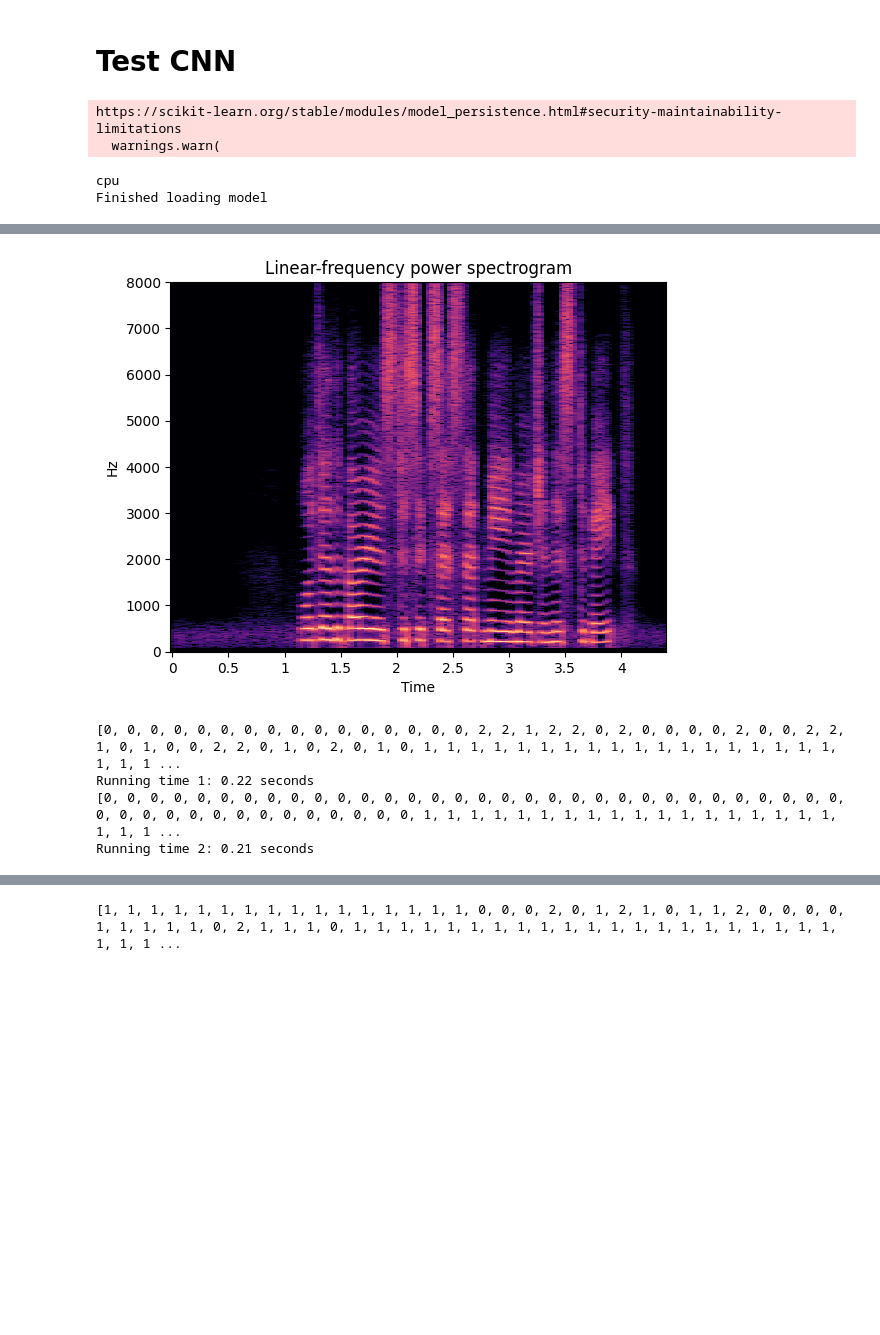
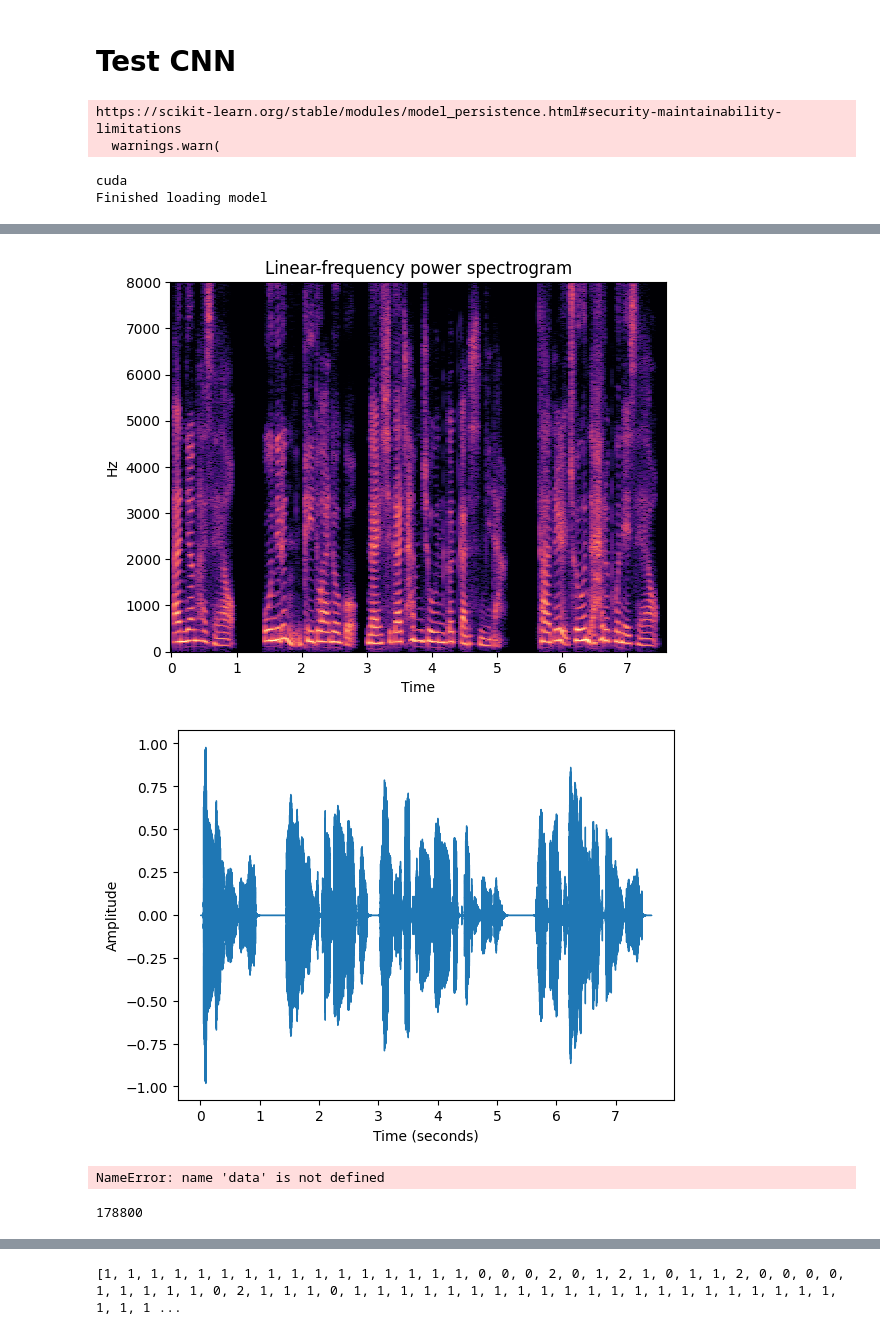
Before and after one commit to josebeo2016/biosegment, a Jupyter notebook: breath_predict.ipynb, the cells around one changed output, grey strips where cells are left out. Drawn from its saved outputs; the diff is of its cells as text; code cells hidden in the pictures; blank space fills up the shorter version.

Commit message:
update new data and CNN

```diff
--- a/breath_predict.ipynb
+++ b/breath_predict.ipynb
@@ -17,18 +17,23 @@ def linear_n_play(audio_path):
     ax.label_outer()
     display(Audio(y,rate=sr))
     plt.show()
+    librosa.display.waveshow(y, sr=sr)
+    plt.xlabel('Time (seconds)')
+    plt.ylabel('Amplitude')
+    plt.show()
 # %% [output]
 https://scikit-learn.org/stable/modules/model_persistence.html#security-maintainability-limitations
   warnings.warn(
-cpu
+cuda
 Finished loading model
 # %%
-wav_path = "/dataa/Dataset/ASVspoof/LA/ASVspoof2019_LA_train/flac/LA_T_5450704.flac"
+wav_path = "/dataa/phucdt/biosegment/data_new/wav/14.wav"
 linear_n_play(wav_path)
 data, sr = librosa.load(wav_path, sr=16000)
 # %% [output]
 [interactive output not drawn]
-[figure, old version]
+[figure, new version]
+[figure, added]
 # %%
 import time
 start_time = time.time()
@@ -38,12 +43,9 @@ running_time = end_time - start_time
 print(f"Running time 1: {running_time:.2f} seconds")
 
 start_time = time.time()
-print(cnn_wav2bio(data, sr))
+print(cnn_wav2bio(data, sr, class_weight=[1,5,5], scope=15))
 end_time = time.time()
 running_time = end_time - start_time
 print(f"Running time 2: {running_time:.2f} seconds")
 # %% [output]
-[0, 0, 0, 0, 0, 0, 0, 0, 0, 0, 0, 0, 0, 0, 0, 0, 2, 2, 1, 2, 2, 0, 2, 0, 0, 0, 0, 2, 0, 0, 2, 2, 1, 0, 1, 0, 0, 2, 2, 0, 1, 0, 2, 0, 1, 0, 1, 1, 1, 1, 1, 1, 1, 1, 1, 1, 1, 1, 1, 1, 1, 1, 1, 1, 1, 1, 1 ...
-Running time 1: 0.22 seconds
-[0, 0, 0, 0, 0, 0, 0, 0, 0, 0, 0, 0, 0, 0, 0, 0, 0, 0, 0, 0, 0, 0, 0, 0, 0, 0, 0, 0, 0, 0, 0, 0, 0, 0, 0, 0, 0, 0, 0, 0, 0, 0, 0, 0, 0, 0, 1, 1, 1, 1, 1, 1, 1, 1, 1, 1, 1, 1, 1, 1, 1, 1, 1, 1, 1, 1, 1 ...
-Running time 2: 0.21 seconds
+NameError: name 'data' is not defined
@@ -58,0 +52,4 @@ from hparams import *
+# %%
+179200
+# %% [output]
+178800
```
Also changed, not shown: parts of 7 cells of this notebook, 44 other files.
